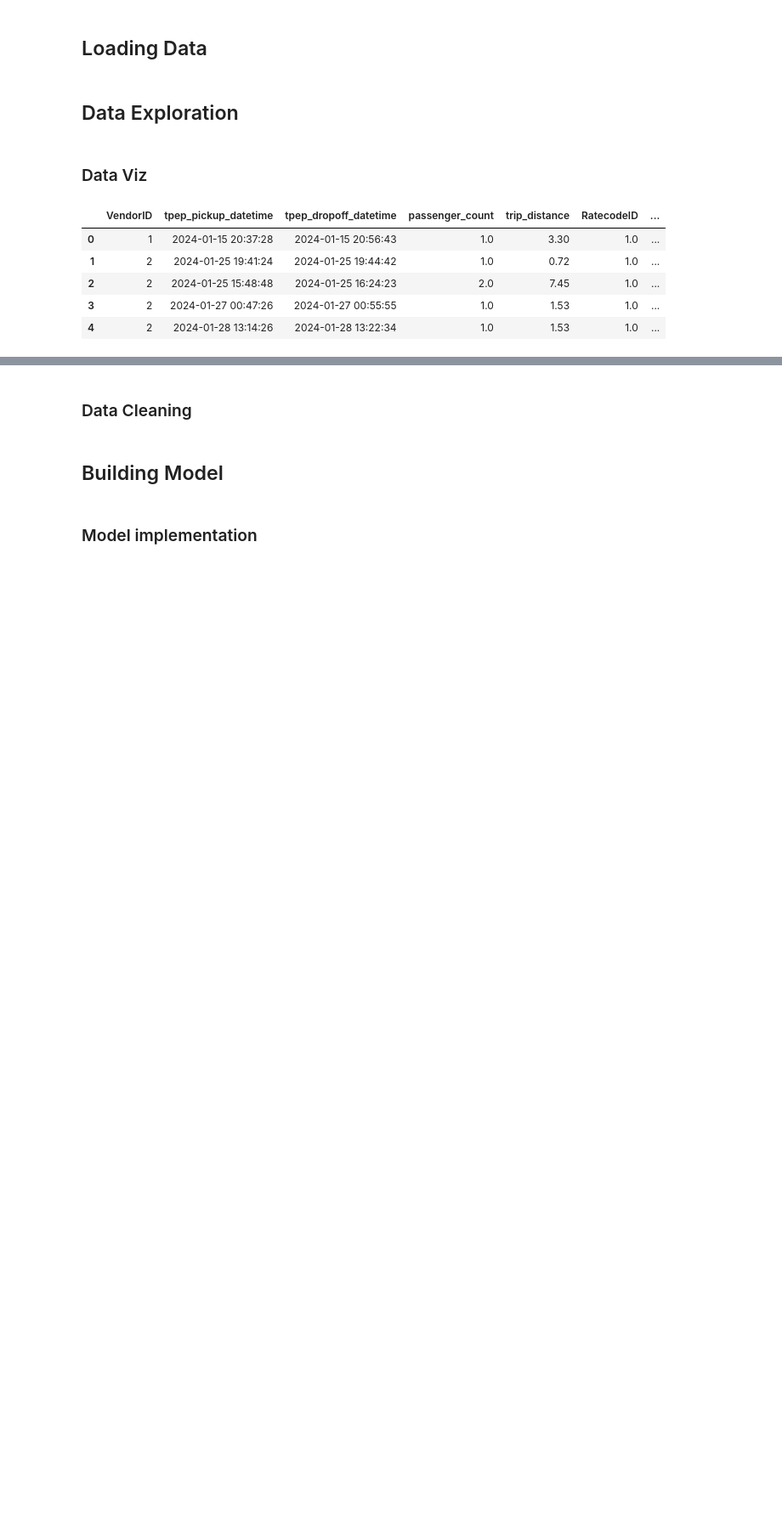
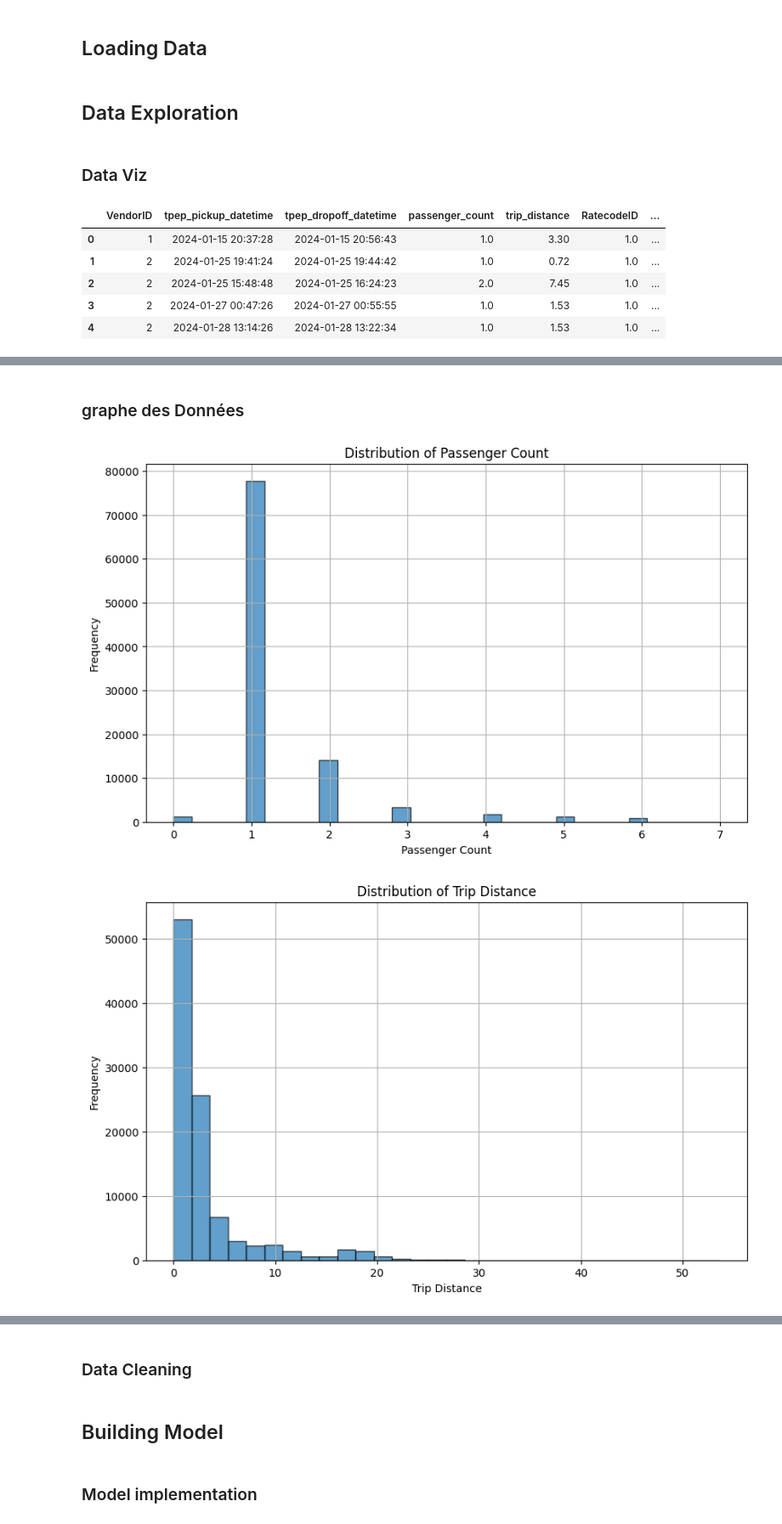
Before and after one commit to JorisCaudard/M2_DataChallenge, a Jupyter notebook: Notebooks/Regression.ipynb, the cells around one changed output, grey strips where cells are left out. Shown at 85% size. Cells and saved outputs as stored; diff of their text form; code cells hidden in the pictures; blank space fills up the shorter version.

```diff
--- a/Notebooks/Regression.ipynb
+++ b/Notebooks/Regression.ipynb
@@ -50,0 +79,43 @@ dfTrain.describe()
+# %% [markdown]
+### graphe des Données
+# %%
+import matplotlib.pyplot as plt
+
+# Plotting passenger_count
+plt.figure(figsize=(10, 6))
+plt.hist(dfTrain['passenger_count'], bins=30, edgecolor='k', alpha=0.7)
+plt.title('Distribution of Passenger Count')
+plt.xlabel('Passenger Count')
+plt.ylabel('Frequency')
+plt.grid(True)
+plt.show()
+
+# Plotting trip_distance
+plt.figure(figsize=(10, 6))
+plt.hist(dfTrain['trip_distance'], bins=30, edgecolor='k', alpha=0.7)
+plt.title('Distribution of Trip Distance')
+plt.xlabel('Trip Distance')
+plt.ylabel('Frequency')
+plt.grid(True)
+plt.show()
+
+# Plotting fare_amount
+plt.figure(figsize=(10, 6))
+plt.hist(dfTrain['fare_amount'], bins=30, edgecolor='k', alpha=0.7)
+plt.title('Distribution of Fare Amount')
+plt.xlabel('Fare Amount')
+plt.ylabel('Frequency')
+plt.grid(True)
+plt.show()
+
+# Plotting tip_amount
+plt.figure(figsize=(10, 6))
+plt.hist(dfTrain['tip_amount'], bins=30, edgecolor='k', alpha=0.7)
+plt.title('Distribution of Tip Amount')
+plt.xlabel('Tip Amount')
+plt.ylabel('Frequency')
+plt.grid(True)
+plt.show()
+# %% [output]
+[figure, added]
+[figure, added]
```
Also changed, not shown: parts of 6 cells of this notebook, 1 other file.
